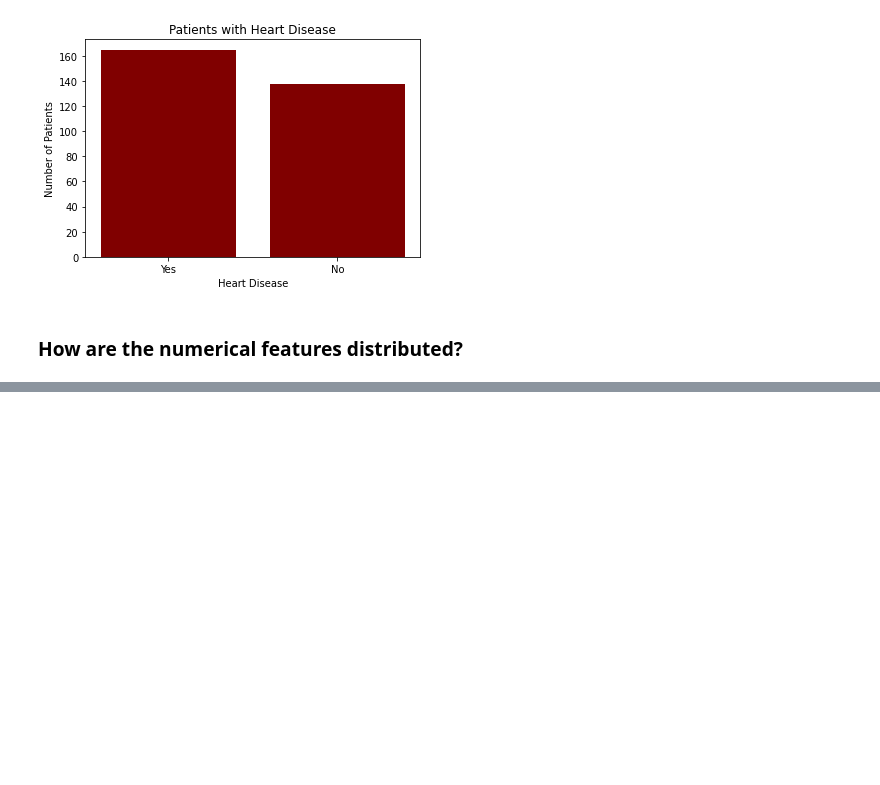
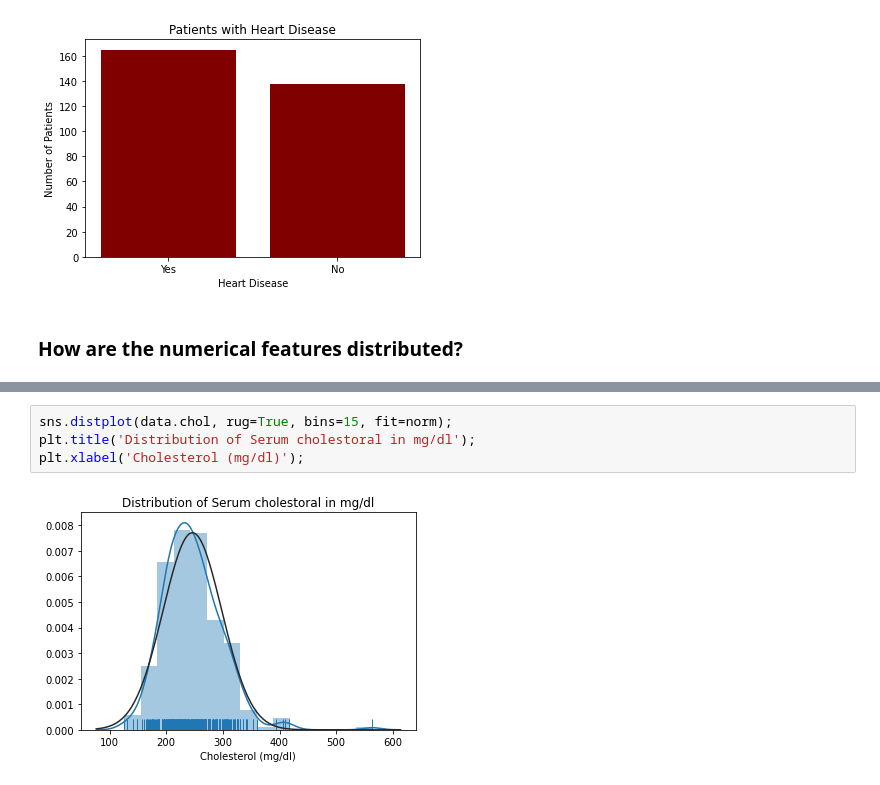
Before and after one commit to iammelvink/Heart-Disease-Project-AML, a Jupyter notebook: Heart_Disease_Project_Notebook.ipynb, the cells around one changed output, grey strips where cells are left out. Saved outputs shown, nothing was run; the diff lists cells and outputs as text; blank space fills up the shorter version.

```diff
--- a/Heart_Disease_Project_Notebook.ipynb
+++ b/Heart_Disease_Project_Notebook.ipynb
@@ -257,0 +273,6 @@ plt.ylabel('Number of Patients');
+# %%
+sns.distplot(data.chol, rug=True, bins=15, fit=norm);
+plt.title('Distribution of Serum cholestoral in mg/dl');
+plt.xlabel('Cholesterol (mg/dl)');
+# %% [output]
+[figure, added]
```
Also changed, not shown: parts of 18 cells of this notebook.
